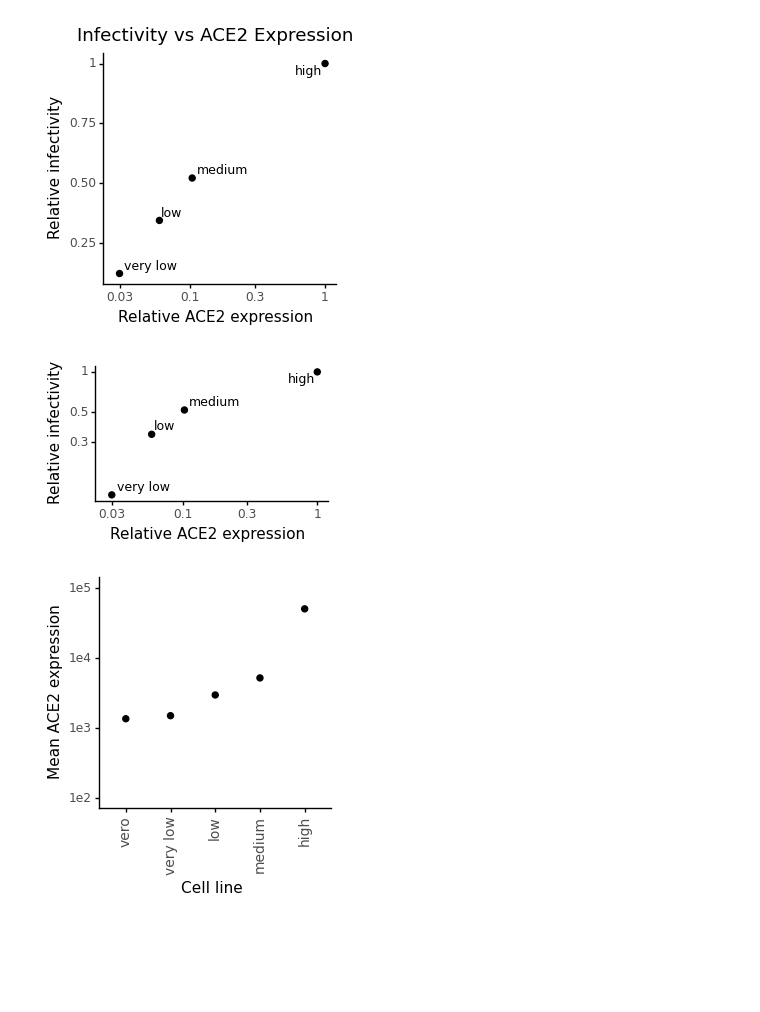
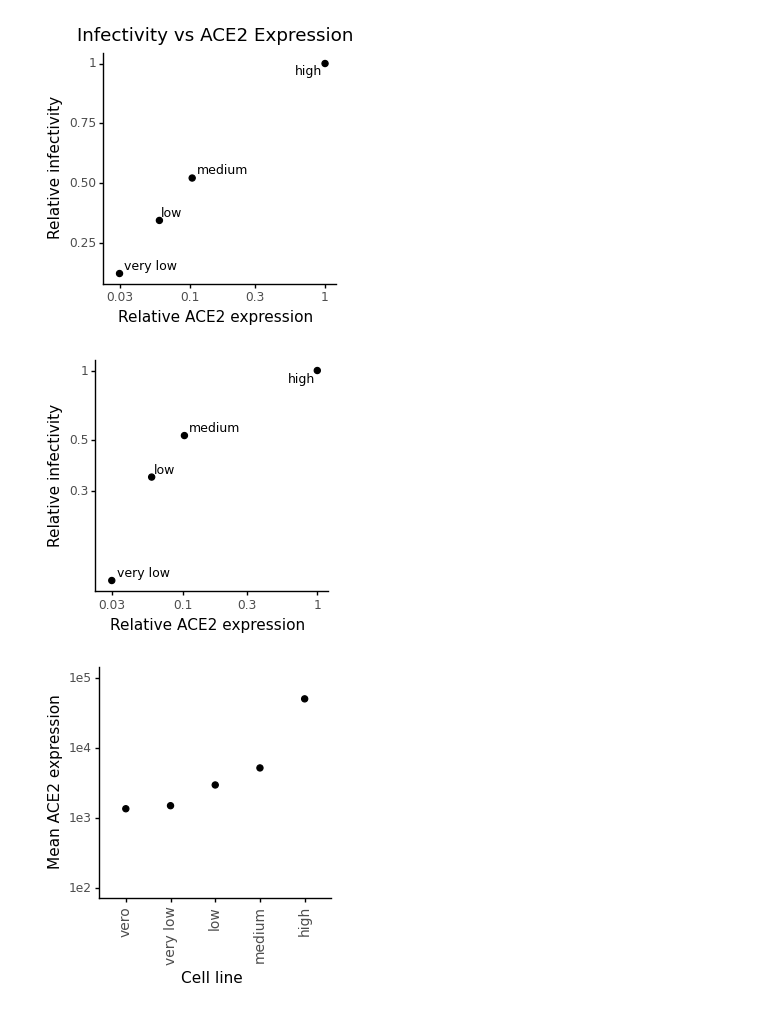
Before and after one commit to jbloomlab/Ace2_expression_neuts, a Jupyter notebook: ACE2_expression_vs_infectivity.ipynb, the cells around one changed output. Drawn from its saved outputs; the diff is of its cells as text; code cells hidden in the pictures; blank space fills up the shorter version.

```diff
--- a/ACE2_expression_vs_infectivity.ipynb
+++ b/ACE2_expression_vs_infectivity.ipynb
@@ -67,31 +67,31 @@ ACE2_infectivity.save('ACE2_infectivity.pdf')
 # %%
 # version with Y axis as log scale
 ACE2_infectivity_log=(
     ggplot(df)+
     aes(x="relative MFI", y="relative RLU/ul") +
     geom_point(size=2) +
     geom_text(
         mapping=aes(label='cells'),
         ha='left',
         adjust_text={'expand_points': (1.2, 1.2)},
         size=9
               ) +
     theme_classic()+
-    theme(figure_size=(3,0.5)) +
+    theme(figure_size=(3,3)) +
     labs(
         #title = "Infectivity vs ACE2 Expression",
         x="Relative ACE2 expression",
         y="Relative infectivity"
-    ) +
+         ) +
     scale_x_log10() +
-    scale_y_log10() +
-    coord_fixed(ratio = 1)
-)
+    scale_y_log10()
+
+                      )
 
 ACE2_infectivity_log.draw()
 ACE2_infectivity_log.save('ACE2_infectivity_log.pdf')
 # %% [output]
-[figure, old version]
+[figure, new version]
 # %%
 #ACE2 expression plot for figure 1
 ACE2_expression=(
```
Also changed, not shown: 3 other files.
